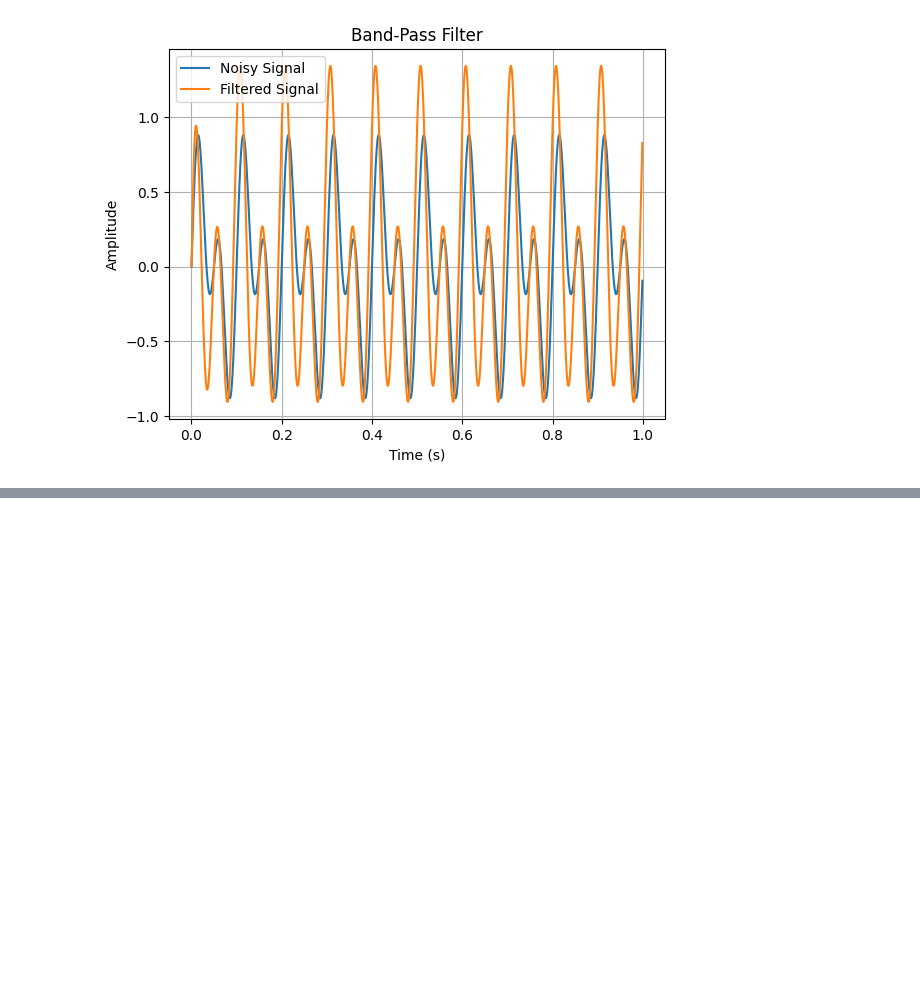
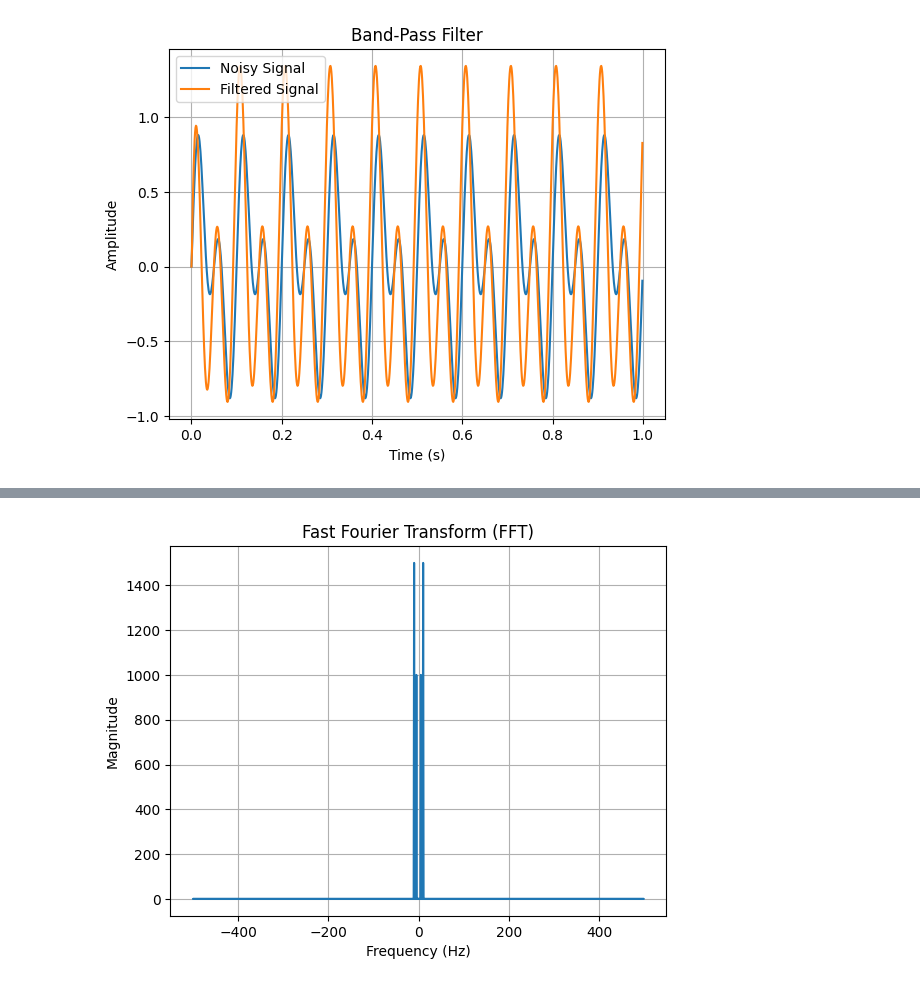
Before and after one commit to rvigneshwaran/datascience-implementations, a Jupyter notebook: 01-data-science-fundamentals/05-scipy-demonstration/08-signal-processing-scipy.ipynb, the cells around one changed output, grey strips where cells are left out. Drawn from its saved outputs; the diff is of its cells as text; code cells hidden in the pictures; blank space fills up the shorter version.

Commit message:
Exploring Fourier Transform with Scipy

```diff
--- a/01-data-science-fundamentals/05-scipy-demonstration/08-signal-processing-scipy.ipynb
+++ b/01-data-science-fundamentals/05-scipy-demonstration/08-signal-processing-scipy.ipynb
@@ -104,0 +118,14 @@ plt.show()
+# %%
+# Example 10: Fast Fourier Transform (FFT)
+t_fft = np.linspace(0, 1, 1000, endpoint=False)
+signal_fft = 2 * np.sin(2 * np.pi * 5 * t_fft) + 3 * np.cos(2 * np.pi * 10 * t_fft)
+signal_spectrum = np.abs(np.fft.fft(signal_fft))
+freqs = np.fft.fftfreq(len(t_fft), d=1/1000)
+plt.plot(freqs, signal_spectrum)
+plt.xlabel('Frequency (Hz)')
+plt.ylabel('Magnitude')
+plt.title('Fast Fourier Transform (FFT)')
+plt.grid(True)
+plt.show()
+# %% [output]
+[figure, added]
```
Also changed, not shown: parts of 3 cells of this notebook.
